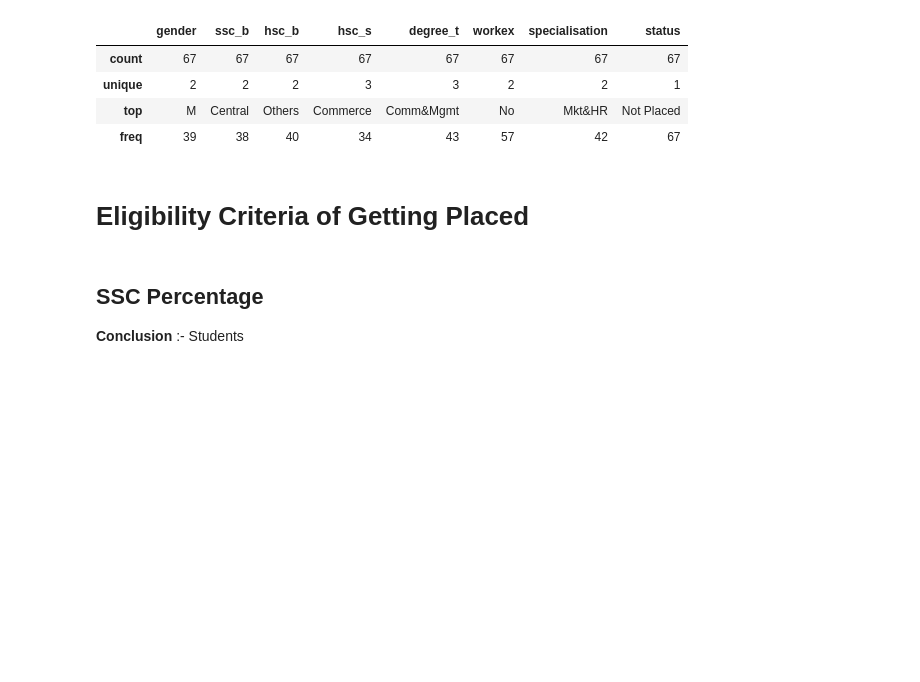
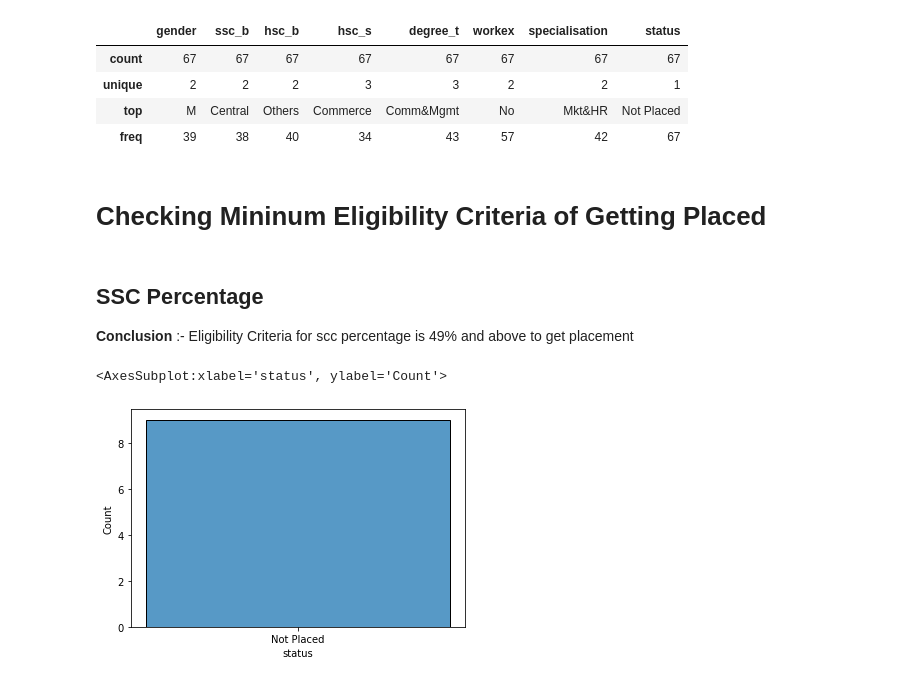
Before and after one commit to lokeshparab/Data-Science-Projects, a Jupyter notebook: Weekly Project 27/Weekly Project 27 Lokesh.ipynb, the cells around one changed output. Saved outputs shown, nothing was run; the diff lists cells and outputs as text; code cells hidden in the pictures; blank space fills up the shorter version.

Commit message:
Update Weekly Project 27 Lokesh.ipynb
1) Placed and Unplaced Analysic
2) Eligibilty Criteria
3) Merit Score

```diff
--- a/Weekly Project 27/Weekly Project 27 Lokesh.ipynb
+++ b/Weekly Project 27/Weekly Project 27 Lokesh.ipynb
@@ -218,8 +218,4 @@ unplaced.describe(include='object')
 | top | M | Central | Others | Commerce | Comm&Mgmt | No | Mkt&HR | Not Placed |
 | freq | 39 | 38 | 40 | 34 | 43 | 57 | 42 | 67 |
 # %% [markdown]
-# Eligibility Criteria of Getting Placed
+# Checking Mininum Eligibility Criteria of Getting Placed
-# %% [markdown]
-## SSC Percentage
-
-**Conclusion** :- Students
@@ -227,0 +222,11 @@ data =
+# %% [markdown]
+## SSC Percentage
+
+**Conclusion** :- Eligibility Criteria for scc percentage is  49% and above to get placement
+# %%
+not_eligible = df[df["ssc_p"] < 49]
+
+sns.histplot(not_eligible["status"])
+# %% [output]
+<AxesSubplot:xlabel='status', ylabel='Count'>
+[figure, added]
```
Also changed, not shown: parts of 20 cells of this notebook.
